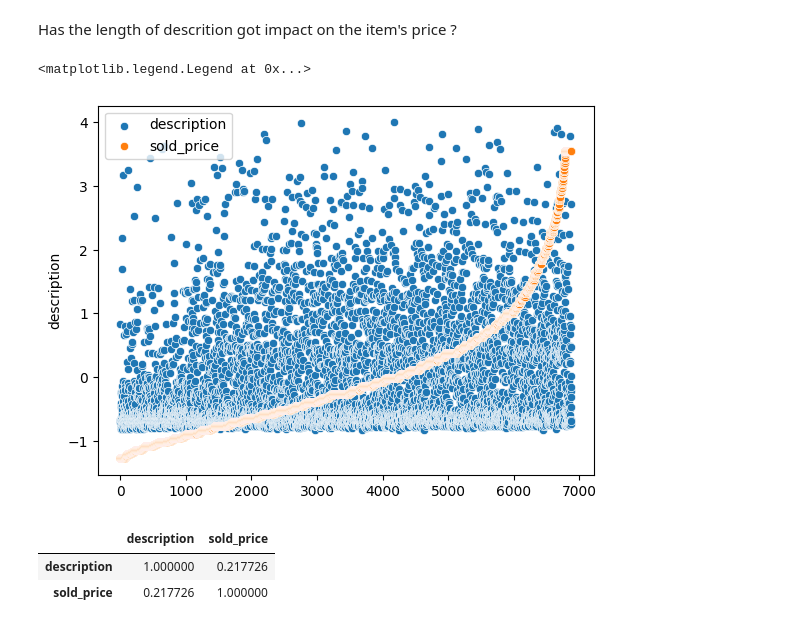
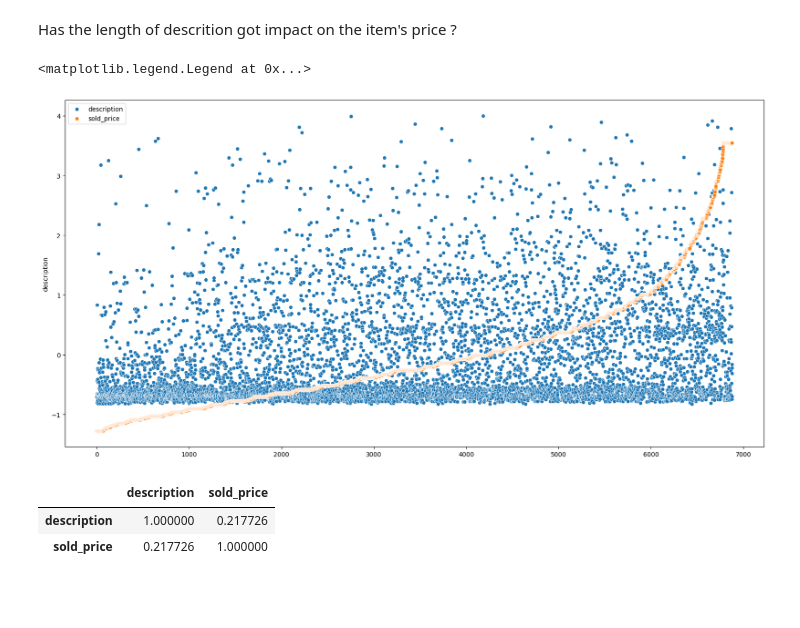
Before and after one commit to kgudalewski/grailed_sales_analysis, a Jupyter notebook: Grailed_data_initial_analysis.ipynb, the cells around one changed output. Drawn from its saved outputs; the diff is of its cells as text; code cells hidden in the pictures; blank space fills up the shorter version.

```diff
--- a/Grailed_data_initial_analysis.ipynb
+++ b/Grailed_data_initial_analysis.ipynb
@@ -707,12 +707,13 @@ scaled_df = pd.DataFrame(std.fit_transform(df_desc_len_sold_price),columns=["des
 scaled_df.sold_price = scaled_df.loc[scaled_df.sold_price < 4].sold_price
 scaled_df.description = scaled_df.loc[scaled_df.description < 4].description
 # %%
+plt.figure(figsize=(20,10))
 sns.scatterplot(x = scaled_df.index,y= scaled_df.description,label="description")
 sns.scatterplot(x = scaled_df.index,y= scaled_df.sold_price,label="sold_price")
 plt.legend()
 # %% [output]
 <matplotlib.legend.Legend at 0x...>
-[figure, old version]
+[figure, new version]
 # %%
 df_desc_len_sold_price.corr("spearman")
 # %% [output]
```
Also changed, not shown: parts of 7 cells of this notebook.
